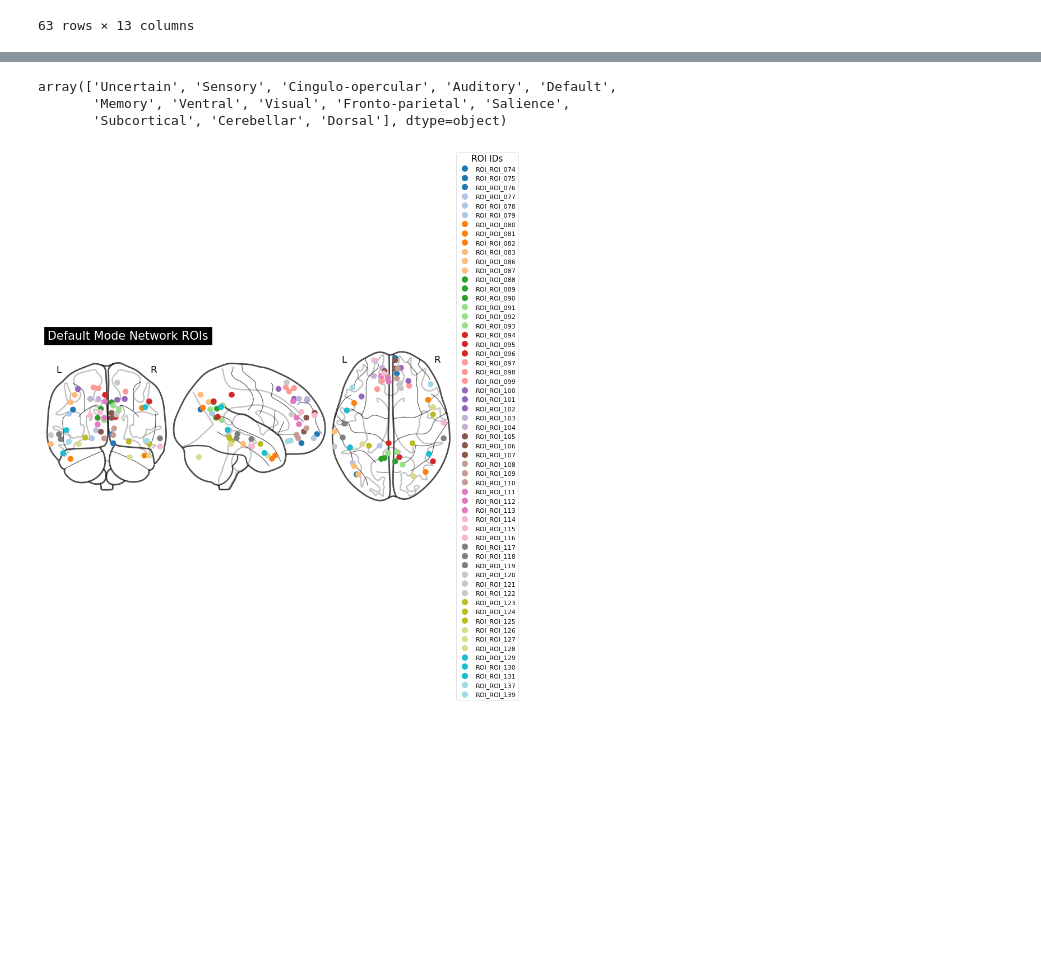
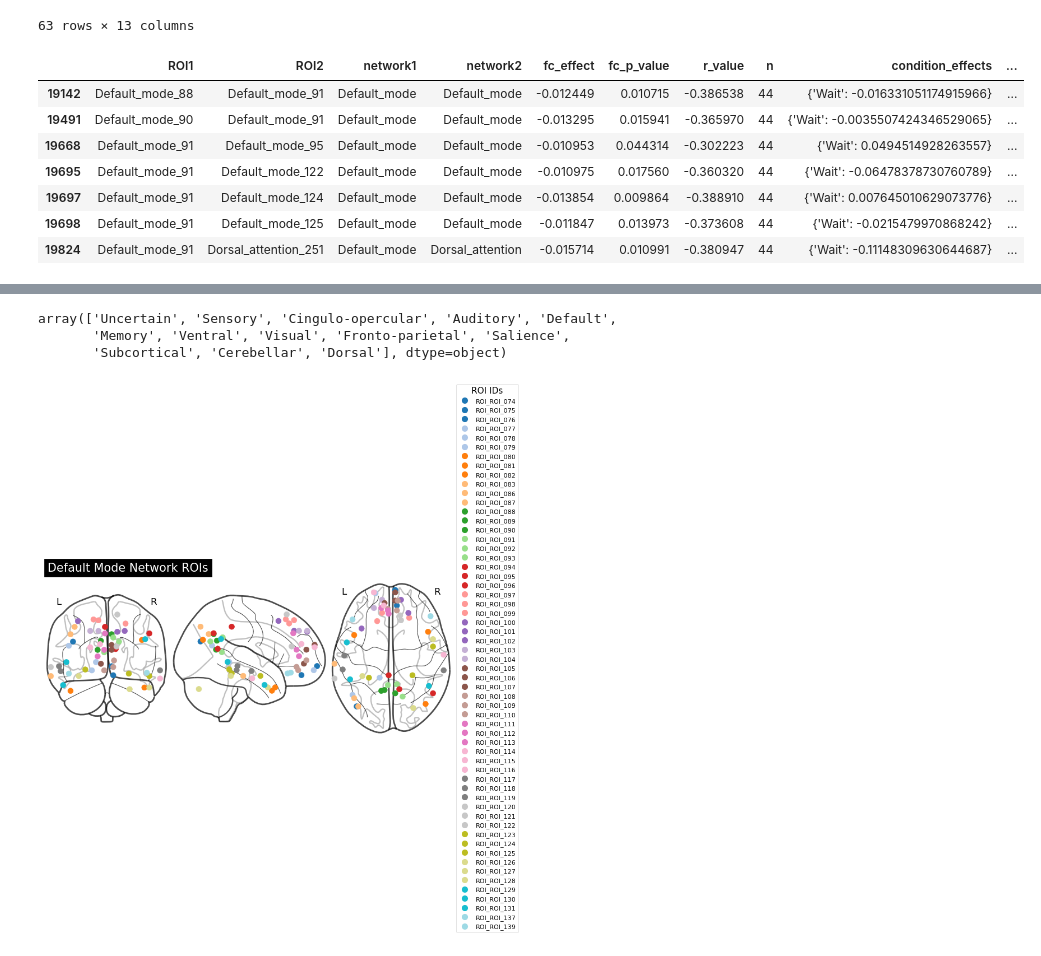
Before and after one commit to XiaoqianXiao/OCD_RO1, a Jupyter notebook: results_visualization_roi_to_roi_power.ipynb, the cells around one changed output, grey strips where cells are left out. Drawn from its saved outputs; the diff is of its cells as text; code cells hidden in the pictures; blank space fills up the shorter version.

```diff
--- a/results_visualization_roi_to_roi_power.ipynb
+++ b/results_visualization_roi_to_roi_power.ipynb
@@ -185,10 +185,19 @@ df_baselineFC_vs_deltaYBOCS.loc[
 | 34708 | Dorsal_attention_260 | Dorsal_attention_263 | Dorsal_attention | Dorsal_attention | -0.013028 | 0.019617 | -0.356238 | 44 | {'Wait': -0.039840764461548384} | ... |
 63 rows × 13 columns
 # %%
-PCC_df_baselineFC_vs_deltaYBOCS = df_baselineFC_vs_deltaYBOCS.loc[
+df_baselineFC_vs_deltaYBOCS.loc[
     (((df_baselineFC_vs_deltaYBOCS['ROI1'].isin(['Default_mode_91', 'Default_mode_92'])) & (df_baselineFC_vs_deltaYBOCS['network2'].isin(['Default_mode', 'Dorsal_attention']))) |
 ((df_baselineFC_vs_deltaYBOCS['ROI2'].isin(['Default_mode_91', 'Default_mode_92'])) & (df_baselineFC_vs_deltaYBOCS['network1'].isin(['Default_mode', 'Dorsal_attention'])))) &
     (df_baselineFC_vs_deltaYBOCS['fc_p_value'] <= 0.05)].copy()
+# %% [output]
+|  | ROI1 | ROI2 | network1 | network2 | fc_effect | fc_p_value | r_value | n | condition_effects | ... |
+| 19142 | Default_mode_88 | Default_mode_91 | Default_mode | Default_mode | -0.012449 | 0.010715 | -0.386538 | 44 | {'Wait': -0.016331051174915966} | ... |
+| 19491 | Default_mode_90 | Default_mode_91 | Default_mode | Default_mode | -0.013295 | 0.015941 | -0.365970 | 44 | {'Wait': -0.0035507424346529065} | ... |
+| 19668 | Default_mode_91 | Default_mode_95 | Default_mode | Default_mode | -0.010953 | 0.044314 | -0.302223 | 44 | {'Wait': 0.0494514928263557} | ... |
+| 19695 | Default_mode_91 | Default_mode_122 | Default_mode | Default_mode | -0.010975 | 0.017560 | -0.360320 | 44 | {'Wait': -0.06478378730760789} | ... |
+| 19697 | Default_mode_91 | Default_mode_124 | Default_mode | Default_mode | -0.013854 | 0.009864 | -0.388910 | 44 | {'Wait': 0.007645010629073776} | ... |
+| 19698 | Default_mode_91 | Default_mode_125 | Default_mode | Default_mode | -0.011847 | 0.013973 | -0.373608 | 44 | {'Wait': -0.0215479970868242} | ... |
+| 19824 | Default_mode_91 | Dorsal_attention_251 | Default_mode | Dorsal_attention | -0.015714 | 0.010991 | -0.380947 | 44 | {'Wait': -0.11148309630644687} | ... |
 # %%
 deltaFC_vs_deltaYBOCS_file = os.path.join(data_dir, 'deltaFC_vs_deltaYBOCS_power_2011_roiroi_fc.csv')
 df_deltaFC_vs_deltaYBOCS = pd.read_csv(deltaFC_vs_deltaYBOCS_file)
```
Also changed, not shown: parts of 21 cells of this notebook, 9 other files.
